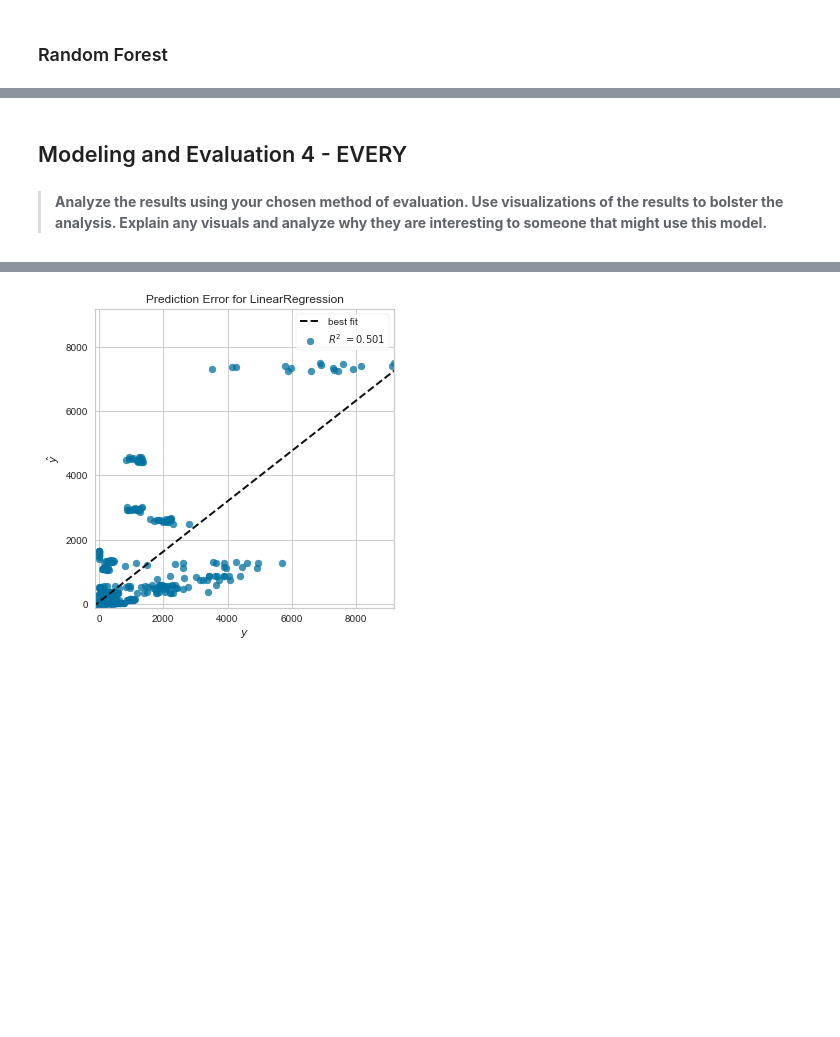
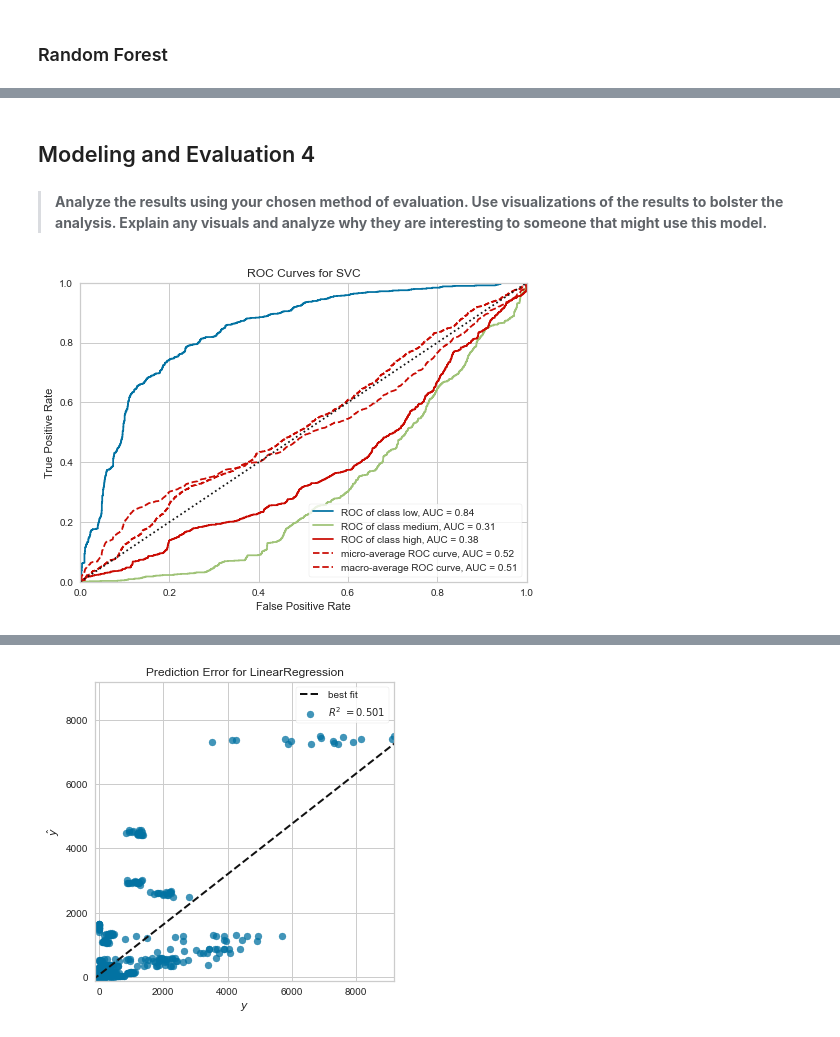
Before and after one commit to zharris1/Project-2, a Jupyter notebook: Project_2_Master.ipynb, the cells around one changed output, grey strips where cells are left out. Drawn from its saved outputs; the diff is of its cells as text; code cells hidden in the pictures; blank space fills up the shorter version.

```diff
--- a/Project_2_Master.ipynb
+++ b/Project_2_Master.ipynb
@@ -580,4 +654,15 @@ Wall time: 10.7 s
 # %% [markdown]
- ## Modeling and Evaluation 4 - EVERY
+ ## Modeling and Evaluation 4
 # %% [markdown]
 > **Analyze the results using your chosen method of evaluation. Use visualizations of the results to bolster the analysis. Explain any visuals and analyze why they are interesting to someone that might use this model.**
+# %%
+# Yellow Brick visualizer for Prediction Error for SVMs
+from yellowbrick.classifier import ROCAUC
+
+rs_visualizer = ROCAUC(svm_clf, classes=["low", "medium", "high"])
+
+rs_visualizer.fit(X_train_scaled_cat, y_train_cat)
+rs_visualizer.score(X_test_scaled_cat, y_test_cat)
+rs_visualizer.show();
+# %% [output]
+[figure, added]
```
Also changed, not shown: parts of 39 cells of this notebook.
